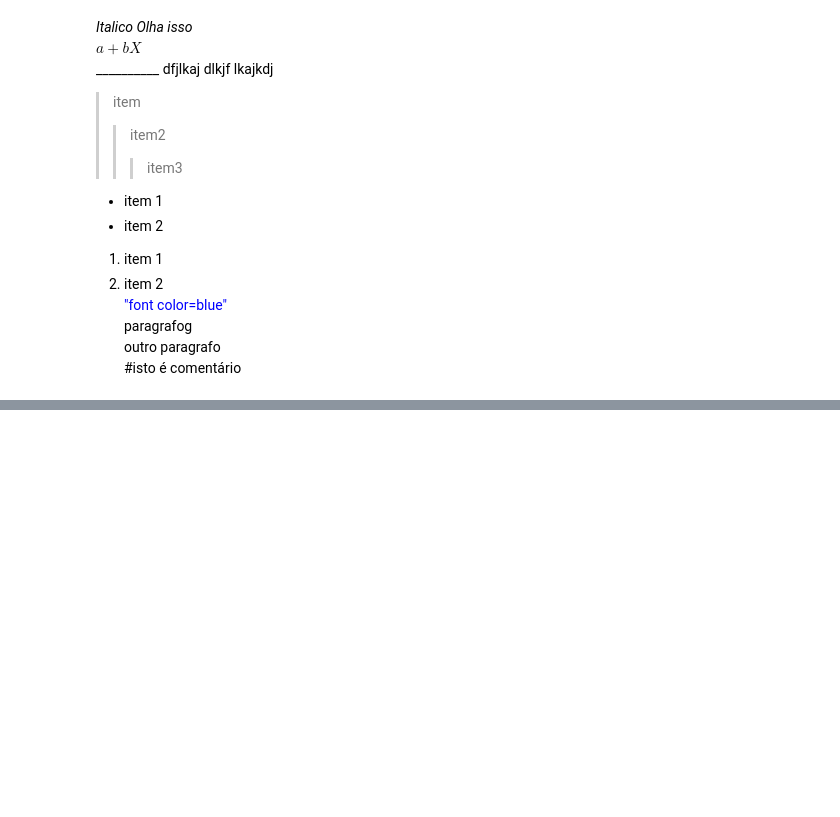
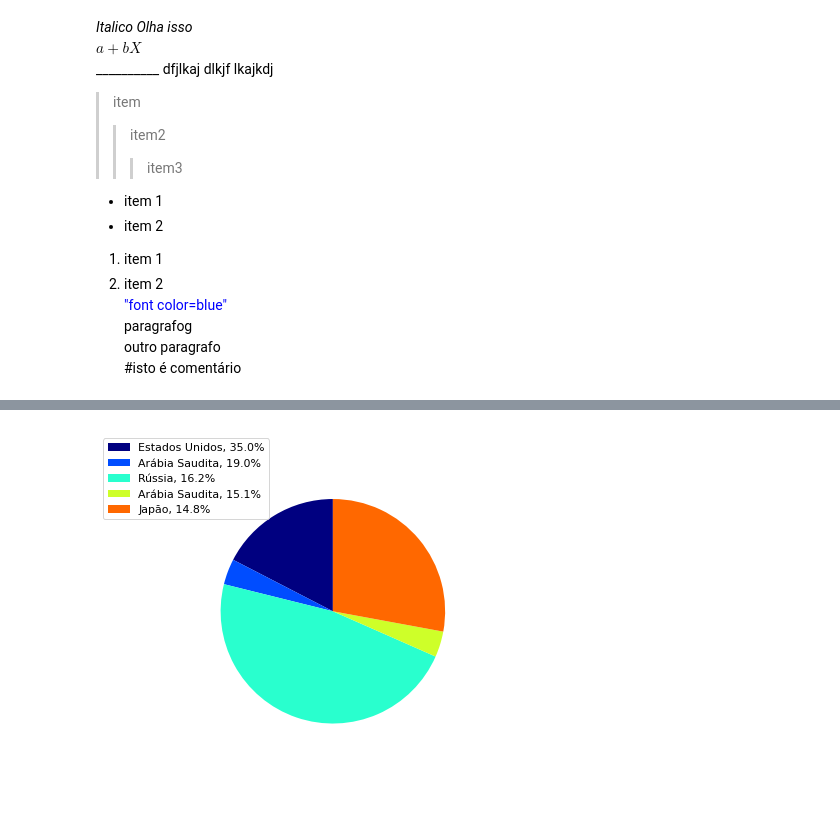
Before and after one commit to jrobertolima/projetoTCC, a Jupyter notebook: ProjetoTCC-Compara.ipynb, the cells around one changed output, grey strips where cells are left out. Saved outputs shown, nothing was run; the diff lists cells and outputs as text; code cells hidden in the pictures; blank space fills up the shorter version.

```diff
--- a/ProjetoTCC-Compara.ipynb
+++ b/ProjetoTCC-Compara.ipynb
@@ -725,3 +657,38 @@ from pathlib import Path
+# %%
+#df_pais.set_index('pais',drop=False)#, inplace=True)
+
+paises=[]
+
+for pais in df19.pais.values:
+    paises.append(df_pais.loc[df_pais['pais'] == pais])
+
+
+labels = ["%s" % i.values[0][1] for i in paises]
+
+fig1, ax1 = plt.subplots(figsize=(5, 5))
+fig1.subplots_adjust(0.3, 0, 1, 1)
+
+ax1.set_prop_cycle("color", [theme(1. * i / len(df19))
+                             for i in range(len(df19))])
+
+_, _ = ax1.pie(df19.pais, startangle=90, radius=1800)
+
+ax1.axis('equal')
+
+total = sum(df19.valor)
+plt.legend(
+    loc='upper left',
+    labels=['%s, %1.1f%%' % (
+        l, (float(s) / total) * 100)
+            for l, s in zip(labels, df19.valor)],
+    prop={'size': 11},
+    bbox_to_anchor=(0.0, 1),
+    bbox_transform=fig1.transFigure,
+)
+
+plt.show()
+# %% [output]
+[figure, added]
 # %%
 #Verifica arquivo de dados obtido using scrapping technics
 tab_precos = Path('listaNova.csv')
```
Also changed, not shown: parts of 18 cells of this notebook.
